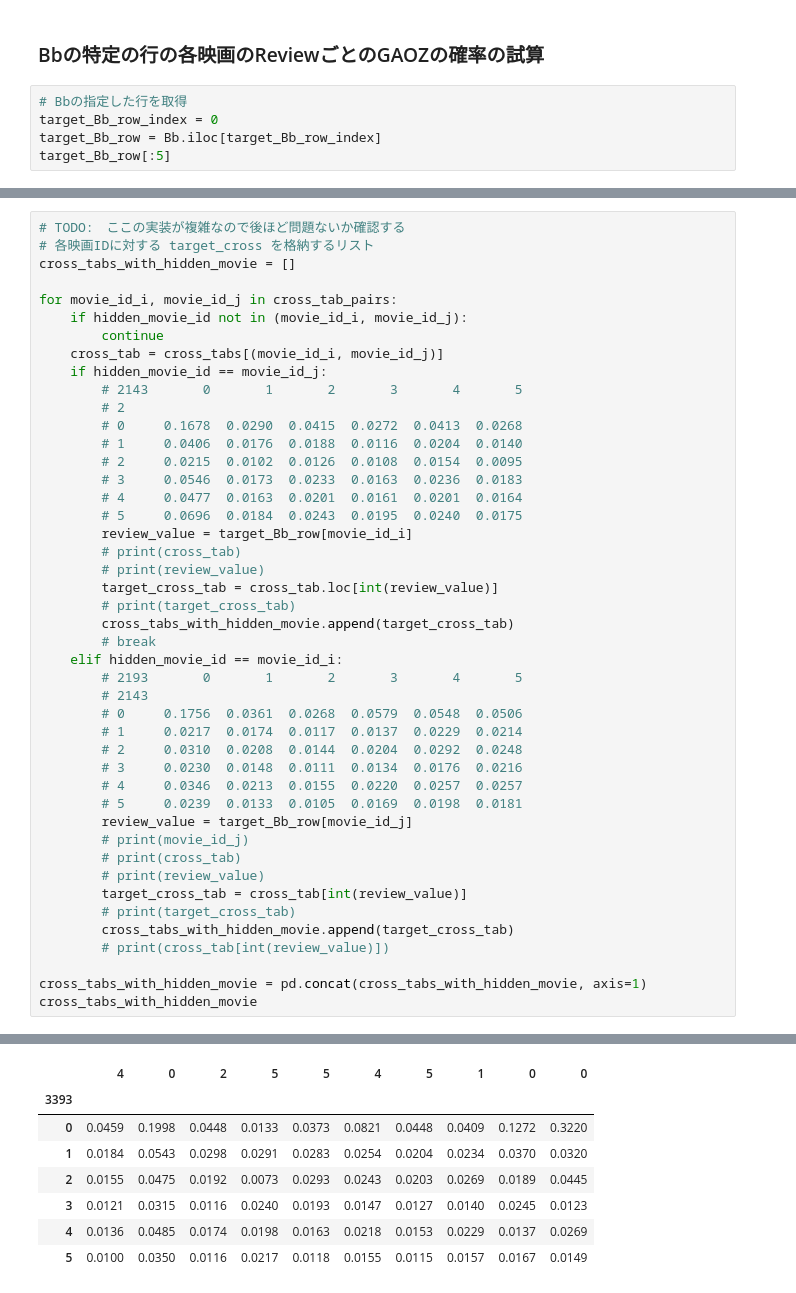
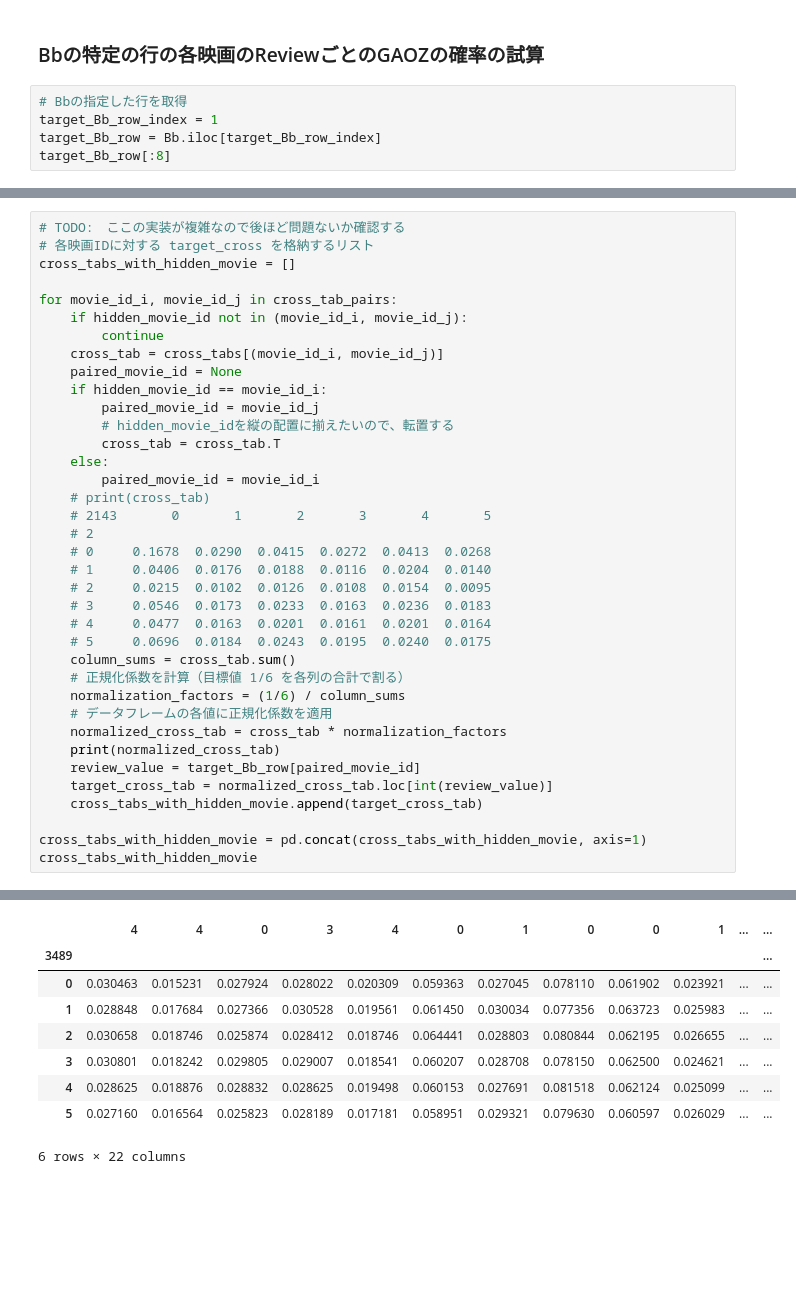
Before and after one commit to dorakemon/pws2024_attack, a Jupyter notebook: sandbox/mae_attack_anaume.ipynb, the cells around one changed output, grey strips where cells are left out. Drawn from its saved outputs; the diff is of its cells as text; blank space fills up the shorter version.

```diff
--- a/sandbox/mae_attack_anaume.ipynb
+++ b/sandbox/mae_attack_anaume.ipynb
@@ -220,7 +254,7 @@ Total number of cross tabulations: 607
 ### Bbの特定の行の各映画のReviewごとのGAOZの確率の試算
 # %%
 # Bbの指定した行を取得
-target_Bb_row_index = 0
+target_Bb_row_index = 1
 target_Bb_row = Bb.iloc[target_Bb_row_index]
-target_Bb_row[:5]
+target_Bb_row[:8]
 # %% [output]
@@ -248,39 +285,31 @@ for movie_id_i, movie_id_j in cross_tab_pairs:
     if hidden_movie_id not in (movie_id_i, movie_id_j):
         continue
     cross_tab = cross_tabs[(movie_id_i, movie_id_j)]
-    if hidden_movie_id == movie_id_j:
-        # 2143       0       1       2       3       4       5
-        # 2
-        # 0     0.1678  0.0290  0.0415  0.0272  0.0413  0.0268
-        # 1     0.0406  0.0176  0.0188  0.0116  0.0204  0.0140
-        # 2     0.0215  0.0102  0.0126  0.0108  0.0154  0.0095
-        # 3     0.0546  0.0173  0.0233  0.0163  0.0236  0.0183
-        # 4     0.0477  0.0163  0.0201  0.0161  0.0201  0.0164
-        # 5     0.0696  0.0184  0.0243  0.0195  0.0240  0.0175
-        review_value = target_Bb_row[movie_id_i]
-        # print(cross_tab)
-        # print(review_value)
-        target_cross_tab = cross_tab.loc[int(review_value)]
-        # print(target_cross_tab)
-        cross_tabs_with_hidden_movie.append(target_cross_tab)
-        # break
-    elif hidden_movie_id == movie_id_i:
-        # 2193       0       1       2       3       4       5
-        # 2143
-        # 0     0.1756  0.0361  0.0268  0.0579  0.0548  0.0506
-        # 1     0.0217  0.0174  0.0117  0.0137  0.0229  0.0214
-        # 2     0.0310  0.0208  0.0144  0.0204  0.0292  0.0248
-        # 3     0.0230  0.0148  0.0111  0.0134  0.0176  0.0216
-        # 4     0.0346  0.0213  0.0155  0.0220  0.0257  0.0257
-        # 5     0.0239  0.0133  0.0105  0.0169  0.0198  0.0181
-        review_value = target_Bb_row[movie_id_j]
-        # print(movie_id_j)
-        # print(cross_tab)
-        # print(review_value)
-        target_cross_tab = cross_tab[int(review_value)]
-        # print(target_cross_tab)
-        cross_tabs_with_hidden_movie.append(target_cross_tab)
-        # print(cross_tab[int(review_value)])
+    paired_movie_id = None
+    if hidden_movie_id == movie_id_i:
+        paired_movie_id = movie_id_j
+        # hidden_movie_idを縦の配置に揃えたいので、転置する
+        cross_tab = cross_tab.T
+    else:
+        paired_movie_id = movie_id_i
+    # print(cross_tab)
+    # 2143       0       1       2       3       4       5
+    # 2
+    # 0     0.1678  0.0290  0.0415  0.0272  0.0413  0.0268
+    # 1     0.0406  0.0176  0.0188  0.0116  0.0204  0.0140
+    # 2     0.0215  0.0102  0.0126  0.0108  0.0154  0.0095
+    # 3     0.0546  0.0173  0.0233  0.0163  0.0236  0.0183
+    # 4     0.0477  0.0163  0.0201  0.0161  0.0201  0.0164
+    # 5     0.0696  0.0184  0.0243  0.0195  0.0240  0.0175
+    column_sums = cross_tab.sum()
+    # 正規化係数を計算（目標値 1/6 を各列の合計で割る）
+    normalization_factors = (1/6) / column_sums
+    # データフレームの各値に正規化係数を適用
+    normalized_cross_tab = cross_tab * normalization_factors
+    print(normalized_cross_tab)
+    review_value = target_Bb_row[paired_movie_id]
+    target_cross_tab = normalized_cross_tab.loc[int(review_value)]
+    cross_tabs_with_hidden_movie.append(target_cross_tab)
 
 cross_tabs_with_hidden_movie = pd.concat(cross_tabs_with_hidden_movie, axis=1)
 cross_tabs_with_hidden_movie
@@ -288,11 +334,12 @@ cross_tabs_with_hidden_movie
-|  | 4 | 0 | 2 | 5 | 5 | 4 | 5 | 1 | 0 | 0 |
-| 3393 |  |  |  |  |  |  |  |  |  |  |
-| 0 | 0.0459 | 0.1998 | 0.0448 | 0.0133 | 0.0373 | 0.0821 | 0.0448 | 0.0409 | 0.1272 | 0.3220 |
-| 1 | 0.0184 | 0.0543 | 0.0298 | 0.0291 | 0.0283 | 0.0254 | 0.0204 | 0.0234 | 0.0370 | 0.0320 |
-| 2 | 0.0155 | 0.0475 | 0.0192 | 0.0073 | 0.0293 | 0.0243 | 0.0203 | 0.0269 | 0.0189 | 0.0445 |
-| 3 | 0.0121 | 0.0315 | 0.0116 | 0.0240 | 0.0193 | 0.0147 | 0.0127 | 0.0140 | 0.0245 | 0.0123 |
-| 4 | 0.0136 | 0.0485 | 0.0174 | 0.0198 | 0.0163 | 0.0218 | 0.0153 | 0.0229 | 0.0137 | 0.0269 |
-| 5 | 0.0100 | 0.0350 | 0.0116 | 0.0217 | 0.0118 | 0.0155 | 0.0115 | 0.0157 | 0.0167 | 0.0149 |
+|  | 4 | 4 | 0 | 3 | 4 | 0 | 1 | 0 | 0 | 1 | ... | ... |
+| 3489 |  |  |  |  |  |  |  |  |  |  |  | ... |
+| 0 | 0.030463 | 0.015231 | 0.027924 | 0.028022 | 0.020309 | 0.059363 | 0.027045 | 0.078110 | 0.061902 | 0.023921 | ... | ... |
+| 1 | 0.028848 | 0.017684 | 0.027366 | 0.030528 | 0.019561 | 0.061450 | 0.030034 | 0.077356 | 0.063723 | 0.025983 | ... | ... |
+| 2 | 0.030658 | 0.018746 | 0.025874 | 0.028412 | 0.018746 | 0.064441 | 0.028803 | 0.080844 | 0.062195 | 0.026655 | ... | ... |
+| 3 | 0.030801 | 0.018242 | 0.029805 | 0.029007 | 0.018541 | 0.060207 | 0.028708 | 0.078150 | 0.062500 | 0.024621 | ... | ... |
+| 4 | 0.028625 | 0.018876 | 0.028832 | 0.028625 | 0.019498 | 0.060153 | 0.027691 | 0.081518 | 0.062124 | 0.025099 | ... | ... |
+| 5 | 0.027160 | 0.016564 | 0.025823 | 0.028189 | 0.017181 | 0.058951 | 0.029321 | 0.079630 | 0.060597 | 0.026029 | ... | ... |
+6 rows × 22 columns
 # %%
 # 各カラムごとに総和が1になるように確率を正規化
 def normalize_columns(df):
```
Also changed, not shown: parts of 23 cells of this notebook.
